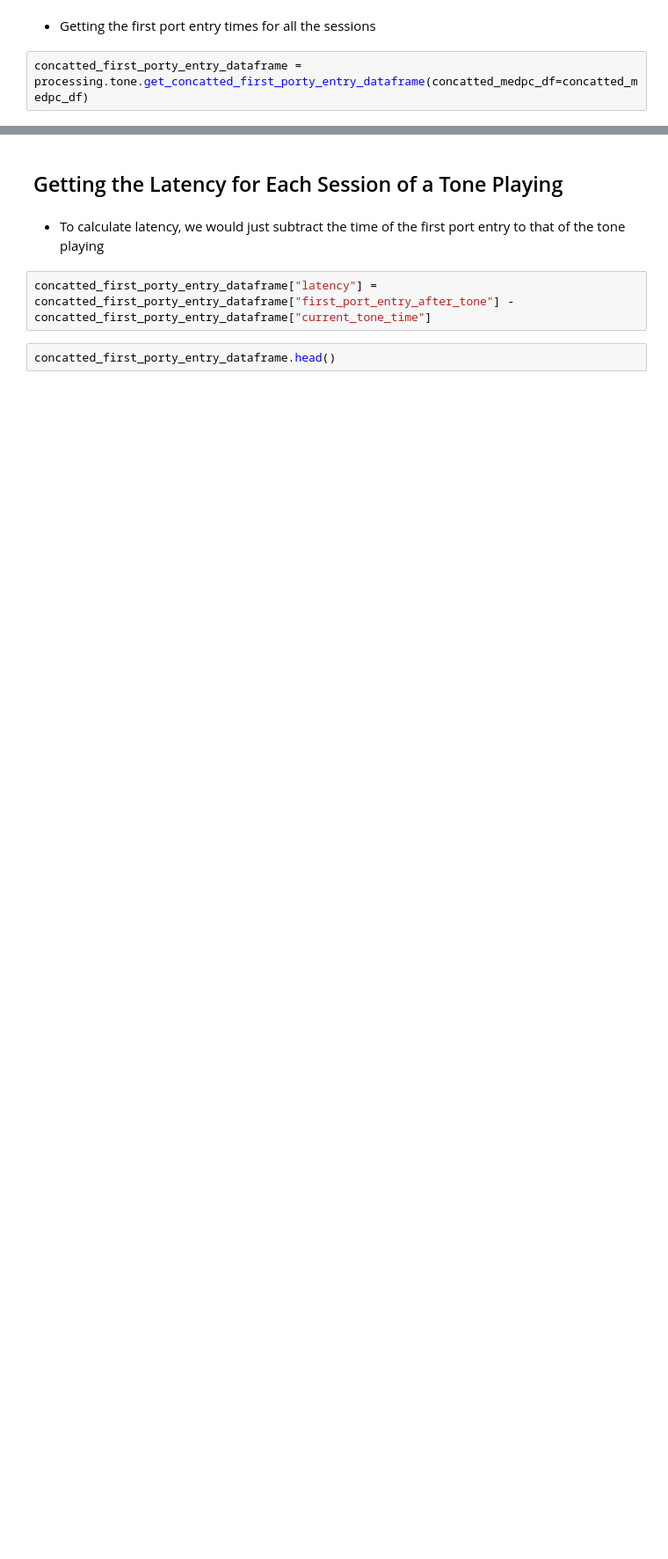
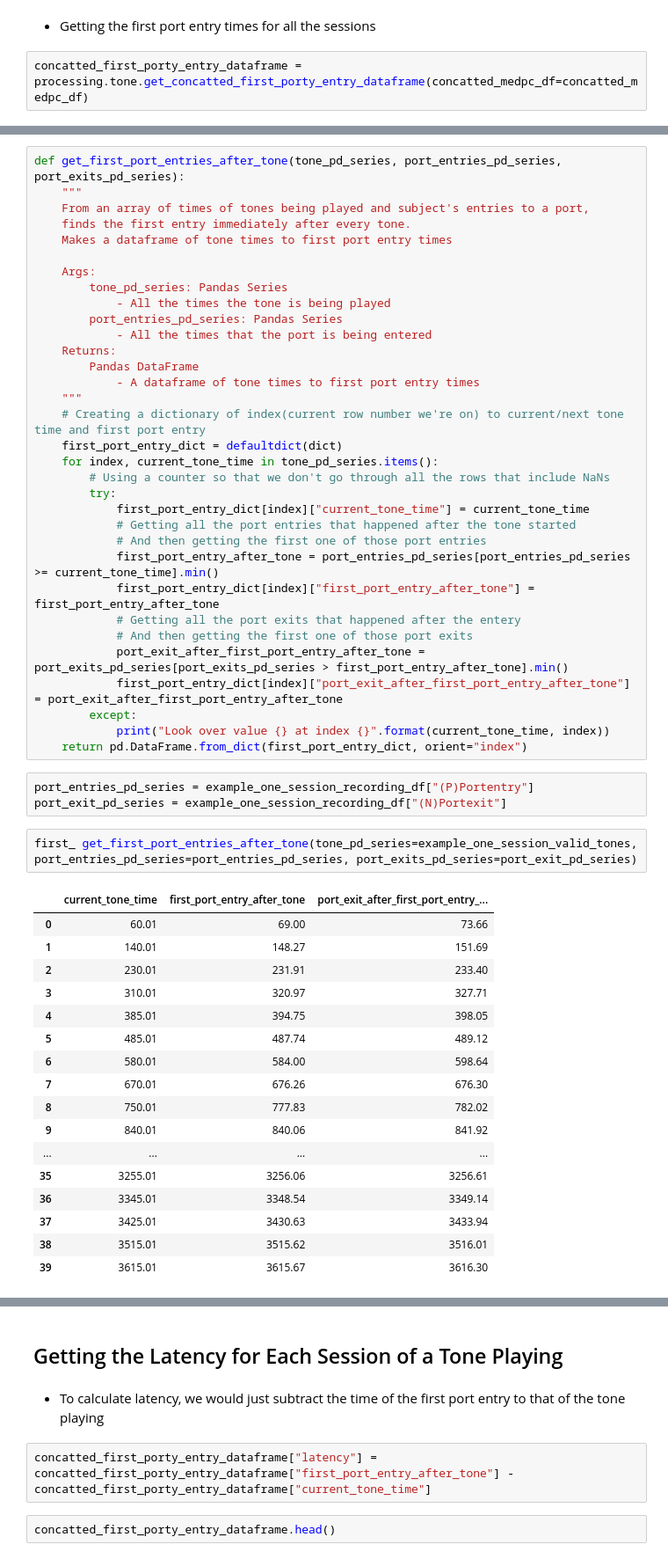
Before and after one commit to padillacoreanolab/med_pc_repo, a Jupyter notebook: results/2022_05_02_log_processing/02_calculating_latencies.ipynb, the cells around one changed output, grey strips where cells are left out. Shown at 88% size. Cells and saved outputs as stored; diff of their text form; blank space fills up the shorter version.

```diff
--- a/results/2022_05_02_log_processing/02_calculating_latencies.ipynb
+++ b/results/2022_05_02_log_processing/02_calculating_latencies.ipynb
@@ -184,0 +191,56 @@ concatted_first_porty_entry_dataframe
+# %%
+def get_first_port_entries_after_tone(tone_pd_series, port_entries_pd_series, port_exits_pd_series):
+    """
+    From an array of times of tones being played and subject's entries to a port,
+    finds the first entry immediately after every tone.
+    Makes a dataframe of tone times to first port entry times
+
+    Args:
+        tone_pd_series: Pandas Series
+            - All the times the tone is being played
+        port_entries_pd_series: Pandas Series
+            - All the times that the port is being entered
+    Returns:
+        Pandas DataFrame
+            - A dataframe of tone times to first port entry times
+    """
+    # Creating a dictionary of index(current row number we're on) to current/next tone time and first port entry
+    first_port_entry_dict = defaultdict(dict)
+    for index, current_tone_time in tone_pd_series.items():
+        # Using a counter so that we don't go through all the rows that include NaNs
+        try:
+            first_port_entry_dict[index]["current_tone_time"] = current_tone_time
+            # Getting all the port entries that happened after the tone started
+            # And then getting the first one of those port entries
+            first_port_entry_after_tone = port_entries_pd_series[port_entries_pd_series >= current_tone_time].min()
+            first_port_entry_dict[index]["first_port_entry_after_tone"] = first_port_entry_after_tone
+            # Getting all the port exits that happened after the entery
+            # And then getting the first one of those port exits
+            port_exit_after_first_port_entry_after_tone = port_exits_pd_series[port_exits_pd_series > first_port_entry_after_tone].min()
+            first_port_entry_dict[index]["port_exit_after_first_port_entry_after_tone"] = port_exit_after_first_port_entry_after_tone
+        except:
+            print("Look over value {} at index {}".format(current_tone_time, index))
+    return pd.DataFrame.from_dict(first_port_entry_dict, orient="index")
+# %%
+port_entries_pd_series = example_one_session_recording_df["(P)Portentry"]
+port_exit_pd_series = example_one_session_recording_df["(N)Portexit"]
+# %%
+first_ get_first_port_entries_after_tone(tone_pd_series=example_one_session_valid_tones, port_entries_pd_series=port_entries_pd_series, port_exits_pd_series=port_exit_pd_series)
+# %% [output]
+|  | current_tone_time | first_port_entry_after_tone | port_exit_after_first_port_entry_... |
+| 0 | 60.01 | 69.00 | 73.66 |
+| 1 | 140.01 | 148.27 | 151.69 |
+| 2 | 230.01 | 231.91 | 233.40 |
+| 3 | 310.01 | 320.97 | 327.71 |
+| 4 | 385.01 | 394.75 | 398.05 |
+| 5 | 485.01 | 487.74 | 489.12 |
+| 6 | 580.01 | 584.00 | 598.64 |
+| 7 | 670.01 | 676.26 | 676.30 |
+| 8 | 750.01 | 777.83 | 782.02 |
+| 9 | 840.01 | 840.06 | 841.92 |
+| ... | ... | ... | ... |
+| 35 | 3255.01 | 3256.06 | 3256.61 |
+| 36 | 3345.01 | 3348.54 | 3349.14 |
+| 37 | 3425.01 | 3430.63 | 3433.94 |
+| 38 | 3515.01 | 3515.62 | 3516.01 |
+| 39 | 3615.01 | 3615.67 | 3616.30 |
```
Also changed, not shown: parts of 22 cells of this notebook, 3 other files.
